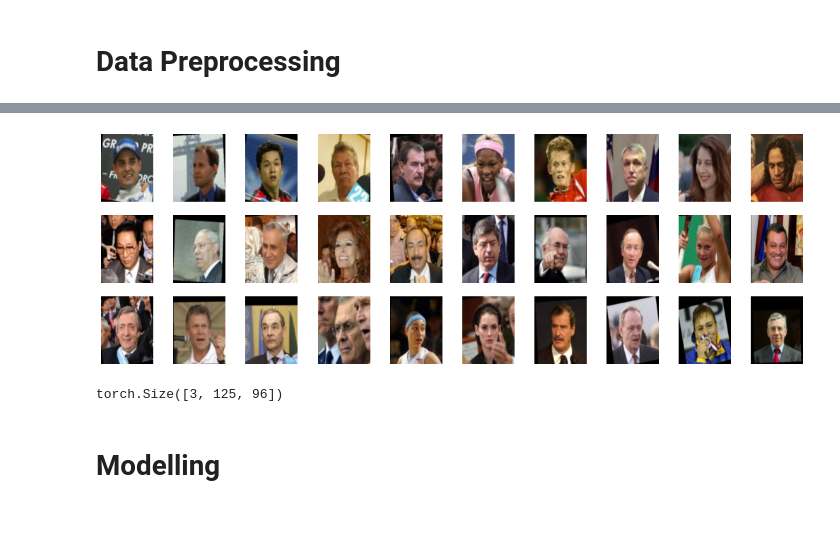
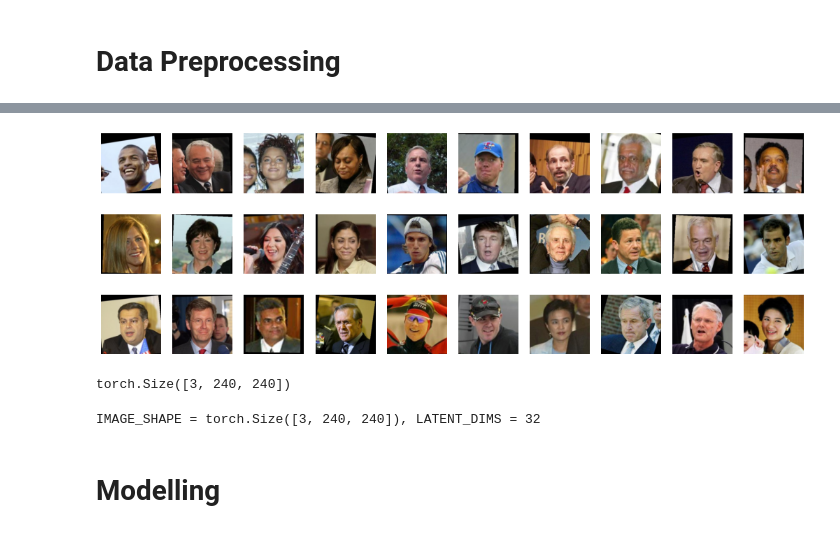
Before and after one commit to aliicee3/LOGML2021-Learning-Latent-Geometries, a Jupyter notebook: Notebooks/VAE.ipynb, the cells around one changed output, grey strips where cells are left out. Saved outputs shown, nothing was run; the diff lists cells and outputs as text; code cells hidden in the pictures.

```diff
--- a/Notebooks/VAE.ipynb
+++ b/Notebooks/VAE.ipynb
@@ -67,7 +58,7 @@ def dataset_loader(path, batch_size=32, shuffle=True):
     train_dataset = torchvision.datasets.ImageFolder(
         root=path,
         transform = transforms.Compose([
-                                          transforms.Resize((IMAGE_SHAPE[1], IMAGE_SHAPE[2])),
+                                          transforms.Resize((240, 240)),
                                           transforms.ToTensor(),
                                           transforms.Normalize((0.0, 0.0, 0.0), (1.0, 1.0, 1.0)),
                                       ])
@@ -84,20 +75,28 @@ def dataset_loader(path, batch_size=32, shuffle=True):
 # %%
 # Datalaoder Object
 
-data = dataset_loader("/content/lfw/lfw_home/lfw_funneled")
+data = dataset_loader("./lfw/lfw_home/lfw_funneled")
 # %%
 # A Data batch
 
 X = next(iter(data))[0]
-# %%
-plot_image_samples(X)
-# %% [output]
-[figure, removed]
 # %%
-# Single Image Shape
+plot_image_samples(X)
 
-X[0].shape
+#  Single Image Shape
+print(X[0].shape)
 # %% [output]
+[figure, added]
-torch.Size([3, 125, 96])
+torch.Size([3, 240, 240])
+# %%
+# Modelling Parameters
+
+# IMAGE_SHAPE = (3, 125, 96) #old shape
+IMAGE_SHAPE = X[0].shape #(3x250x250)
+LATENT_DIMS = 32
+
+print(f"{IMAGE_SHAPE = }, {LATENT_DIMS = }")
+# %% [output]
+IMAGE_SHAPE = torch.Size([3, 240, 240]), LATENT_DIMS = 32
 # %% [markdown]
 # Modelling
```
Also changed, not shown: parts of 10 cells of this notebook.
